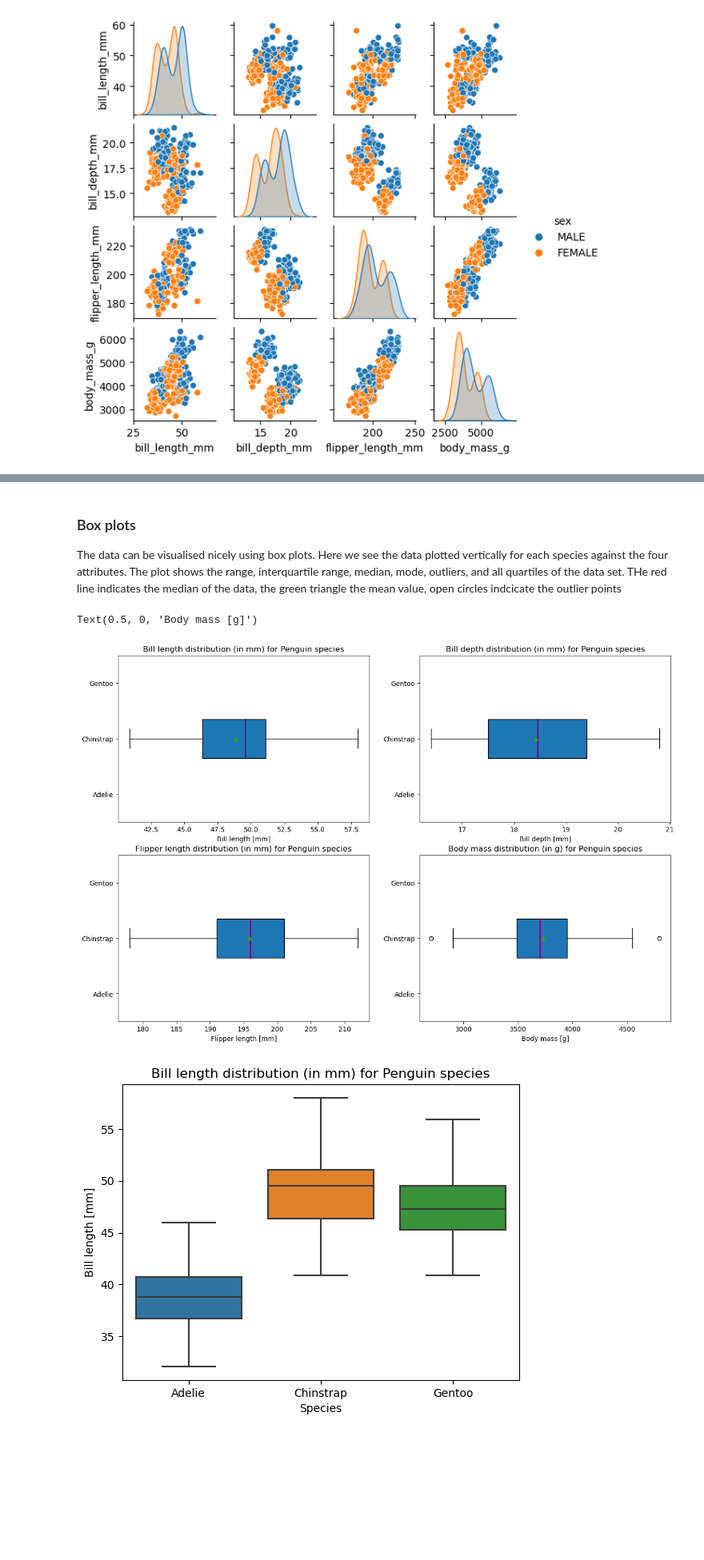
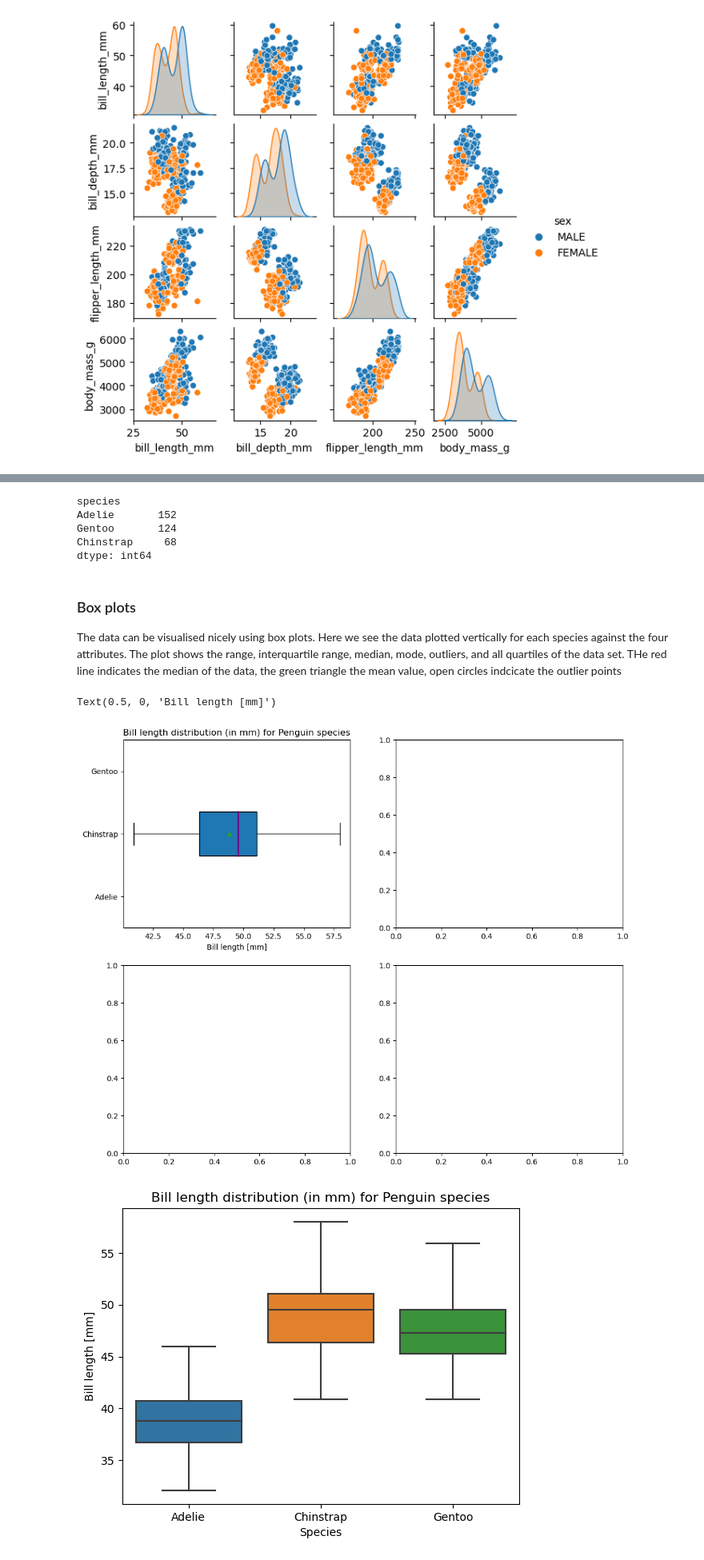
Before and after one commit to shanekeenan/fundamentals_of_data_analysis, a Jupyter notebook: tasks.ipynb, the cells around one changed output, grey strips where cells are left out. Shown at 80% size. Saved outputs shown, nothing was run; the diff lists cells and outputs as text; code cells hidden in the pictures; blank space fills up the shorter version.

Commit message:
some work on Task 5.. box plots and pair plots

```diff
--- a/tasks.ipynb
+++ b/tasks.ipynb
@@ -466,3 +474,12 @@ sns.pairplot(data, hue = "sex", height=1.5)
+# %%
+data
+data.value_counts("species")
+# %% [output]
+species
+Adelie       152
+Gentoo       124
+Chinstrap     68
+dtype: int64
 # %% [markdown]
 ### Box plots
 
@@ -471,27 +488,29 @@ The plot shows the range, interquartile range, median, mode, outliers, and all q
 THe red line indicates the median of the data, the green triangle the mean value, open circles indcicate the outlier points
 # %%
 #box plot
-fig, ax = plt.subplots(2, 2, figsize=(15, 10))
+
+#data['Sepal_Length_[cm]'][data.Species == 'Iris-virginica']
+fig, ax = plt.subplots(2,2, figsize=(12, 10))
 X = [data['bill_length_mm'][data.species =='Adelie'], data['bill_length_mm'][data.species == 'Chinstrap'], data['bill_length_mm'][data.species == 'Gentoo']]
-Y = [data['bill_depth_mm'][data.species =='Adelie'], data['bill_depth_mm'][data.species == 'Chinstrap'], data['bill_depth_mm'][data.species == 'Gentoo']]
-Z = [data['flipper_length_mm'][data.species =='Adelie'], data['flipper_length_mm'][data.species == 'Chinstrap'], data['flipper_length_mm'][data.species == 'Gentoo']]
-Q = [data['body_mass_g'][data.species =='Adelie'], data['body_mass_g'][data.species == 'Chinstrap'], data['body_mass_g'][data.species == 'Gentoo']]
+#Y = [data['bill_depth_mm'][data.species =='Adelie'], data['bill_depth_mm'][data.species == 'Chinstrap'], data['bill_depth_mm'][data.species == 'Gentoo']]
+#Z = [data['flipper_length_mm'][data.species =='Adelie'], data['flipper_length_mm'][data.species == 'Chinstrap'], data['flipper_length_mm'][data.species == 'Gentoo']]
+#Q = [data['body_mass_g'][data.species =='Adelie'], data['body_mass_g'][data.species == 'Chinstrap'], data['body_mass_g'][data.species == 'Gentoo']]
 
 ax[0, 0].boxplot(X, labels=('Adelie', 'Chinstrap', 'Gentoo'),vert=False,widths = 0.7, patch_artist=True, showmeans=True, meanprops={'linewidth': 2, 'color': 'red'},medianprops={'linewidth': 2, 'color': 'purple'})
 ax[0, 0].set_title('Bill length distribution (in mm) for Penguin species')
 ax[0, 0].set_xlabel('Bill length [mm]')
-ax[0, 1].boxplot(Y, labels=('Adelie', 'Chinstrap', 'Gentoo'), vert=False,widths = 0.7, patch_artist=True, showmeans=True, meanprops={'linewidth': 2, 'color': 'red'},medianprops={'linewidth': 2, 'color': 'purple'})
-ax[0, 1].set_title('Bill depth distribution (in mm) for Penguin species')
-ax[0, 1].set_xlabel('Bill depth [mm]')
-ax[1, 0].boxplot(Z,labels=('Adelie', 'Chinstrap', 'Gentoo'), vert=False,widths = 0.7, patch_artist=True, showmeans=True, meanprops={'linewidth': 2, 'color': 'red'},medianprops={'linewidth': 2, 'color': 'purple'})
-ax[1, 0].set_title('Flipper length distribution (in mm) for Penguin species')
-ax[1, 0].set_xlabel('Flipper length [mm]')
-ax[1, 1].boxplot(Q, labels=('Adelie', 'Chinstrap', 'Gentoo'), vert=False,widths = 0.7, patch_artist=True, showmeans=True, meanprops={'linewidth': 2, 'color': 'red'},medianprops={'linewidth': 2, 'color': 'purple'})
-ax[1, 1].set_title('Body mass distribution (in g) for Penguin species')
-ax[1, 1].set_xlabel('Body mass [g]')
+#ax[0, 1].boxplot(Y, labels=('Adelie', 'Chinstrap', 'Gentoo'), vert=False,widths = 0.7, patch_artist=True, showmeans=True, meanprops={'linewidth': 2, 'color': 'red'},medianprops={'linewidth': 2, 'color': 'purple'})
+#ax[0, 1].set_title('Bill depth distribution (in mm) for Penguin species')
+#ax[0, 1].set_xlabel('Bill depth [mm]')
+#ax[1, 0].boxplot(Z,labels=('Adelie', 'Chinstrap', 'Gentoo'), vert=False,widths = 0.7, patch_artist=True, showmeans=True, meanprops={'linewidth': 2, 'color': 'red'},medianprops={'linewidth': 2, 'color': 'purple'})
+#ax[1, 0].set_title('Flipper length distribution (in mm) for Penguin species')
+#ax[1, 0].set_xlabel('Flipper length [mm]')
+#ax[1, 1].boxplot(Q, labels=('Adelie', 'Chinstrap', 'Gentoo'), vert=False,widths = 0.7, patch_artist=True, showmeans=True, meanprops={'linewidth': 2, 'color': 'red'},medianprops={'linewidth': 2, 'color': 'purple'})
+#ax[1, 1].set_title('Body mass distribution (in g) for Penguin species')
+#ax[1, 1].set_xlabel('Body mass [g]')
 # %% [output]
-Text(0.5, 0, 'Body mass [g]')
+Text(0.5, 0, 'Bill length [mm]')
-[figure, old version]
+[figure, new version]
 # %%
 sns.boxplot(data=data, x='species', y='bill_length_mm', showfliers=False)
 plt.title('Bill length distribution (in mm) for Penguin species')
```
Also changed, not shown: parts of 1 cell of this notebook.
